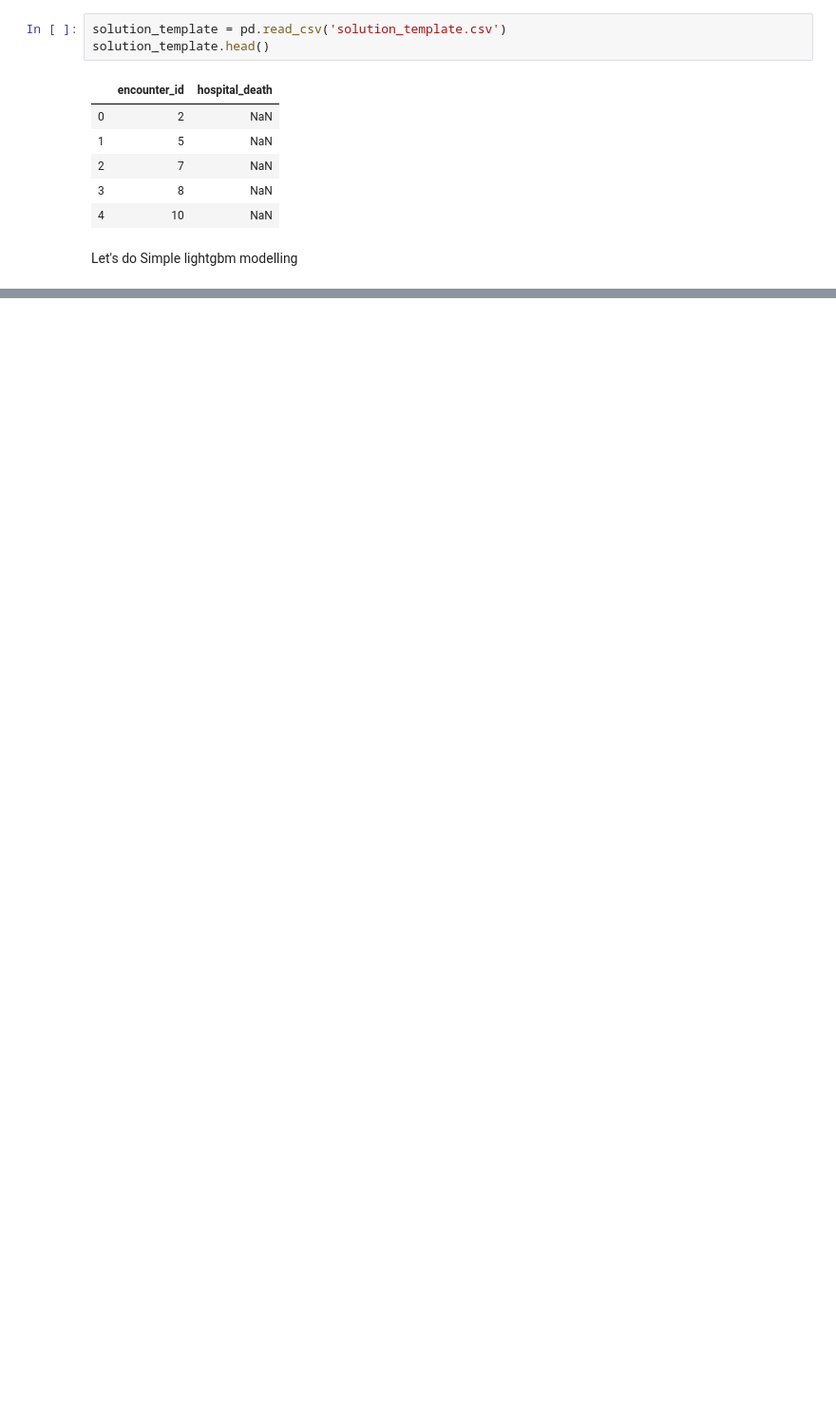
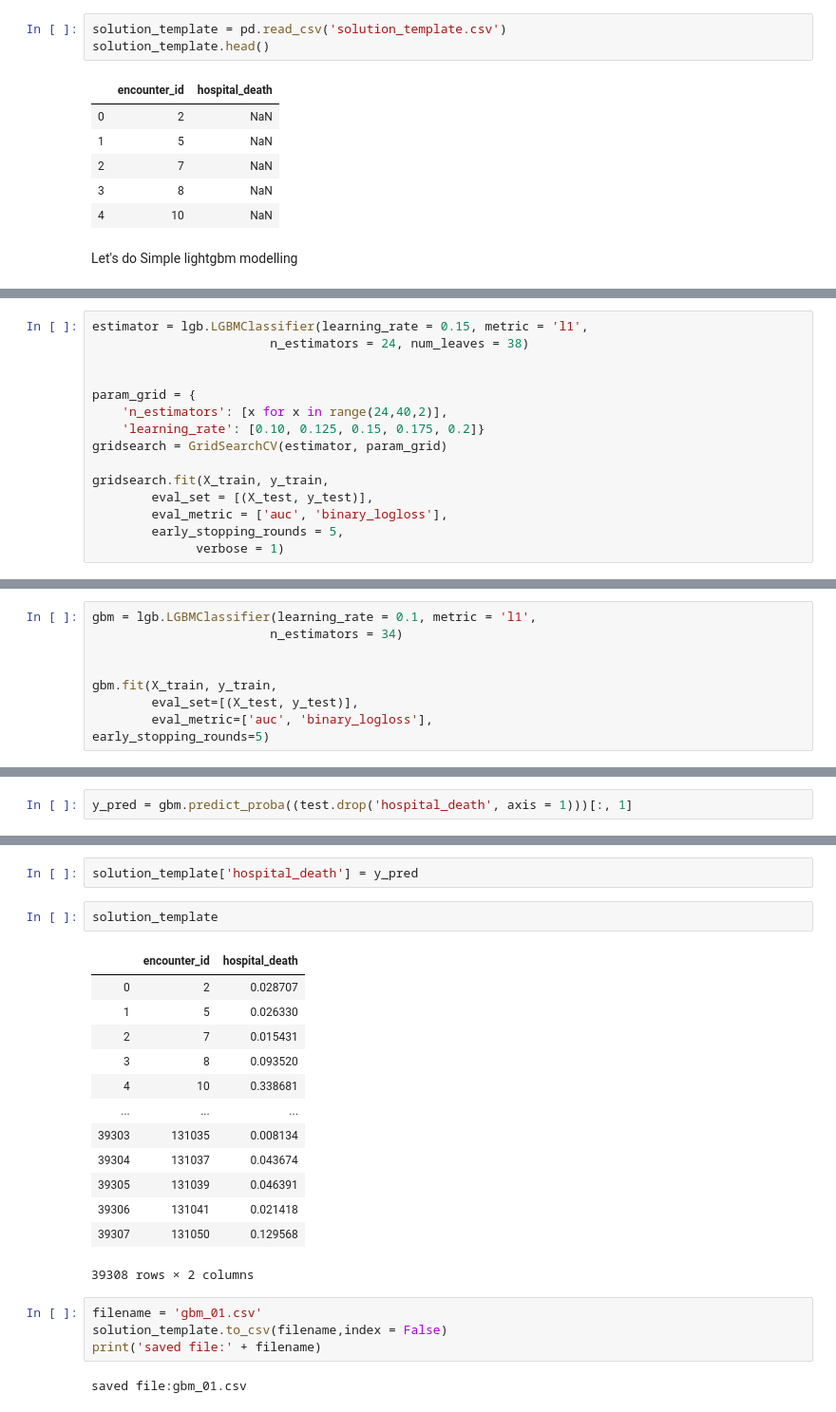
Before and after one commit to E-STAT/WIDS-2020-kaggle, a Jupyter notebook: WIDS_datathon.ipynb, the cells around one changed output, grey strips where cells are left out. Shown at 95% size. Drawn from its saved outputs; the diff is of its cells as text; blank space fills up the shorter version.

```diff
--- a/WIDS_datathon.ipynb
+++ b/WIDS_datathon.ipynb
@@ -238,0 +291,15 @@ Let's do Simple lightgbm modelling
+# %%
+estimator = lgb.LGBMClassifier(learning_rate = 0.15, metric = 'l1',
+                        n_estimators = 24, num_leaves = 38)
+
+
+param_grid = {
+    'n_estimators': [x for x in range(24,40,2)],
+    'learning_rate': [0.10, 0.125, 0.15, 0.175, 0.2]}
+gridsearch = GridSearchCV(estimator, param_grid)
+
+gridsearch.fit(X_train, y_train,
+        eval_set = [(X_test, y_test)],
+        eval_metric = ['auc', 'binary_logloss'],
+        early_stopping_rounds = 5,
+              verbose = 1)
@@ -238,0 +340,9 @@ Let's do Simple lightgbm modelling
+# %%
+gbm = lgb.LGBMClassifier(learning_rate = 0.1, metric = 'l1',
+                        n_estimators = 34)
+
+
+gbm.fit(X_train, y_train,
+        eval_set=[(X_test, y_test)],
+        eval_metric=['auc', 'binary_logloss'],
+early_stopping_rounds=5)
@@ -238,0 +384,2 @@ Let's do Simple lightgbm modelling
+# %%
+y_pred = gbm.predict_proba((test.drop('hospital_death', axis = 1)))[:, 1]
@@ -238,0 +397,24 @@ Let's do Simple lightgbm modelling
+# %%
+solution_template['hospital_death'] = y_pred
+# %%
+solution_template
+# %% [output]
+|  | encounter_id | hospital_death |
+| 0 | 2 | 0.028707 |
+| 1 | 5 | 0.026330 |
+| 2 | 7 | 0.015431 |
+| 3 | 8 | 0.093520 |
+| 4 | 10 | 0.338681 |
+| ... | ... | ... |
+| 39303 | 131035 | 0.008134 |
+| 39304 | 131037 | 0.043674 |
+| 39305 | 131039 | 0.046391 |
+| 39306 | 131041 | 0.021418 |
+| 39307 | 131050 | 0.129568 |
+39308 rows × 2 columns
+# %%
+filename = 'gbm_01.csv'
+solution_template.to_csv(filename,index = False)
+print('saved file:' + filename)
+# %% [output]
+saved file:gbm_01.csv
```
Also changed, not shown: parts of 17 cells of this notebook.
